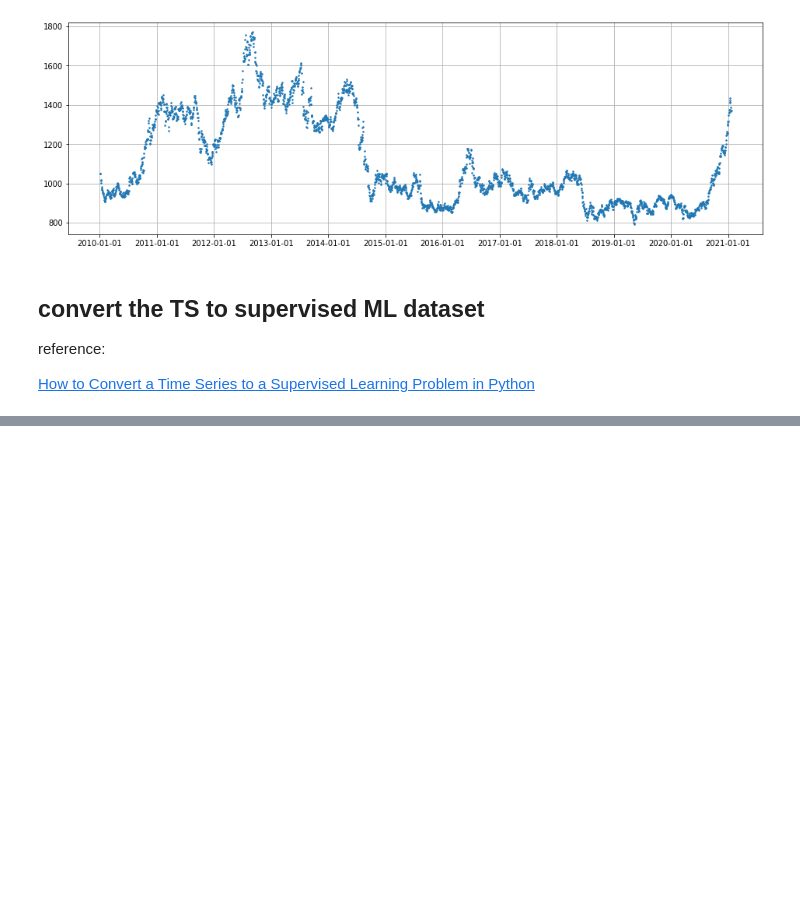
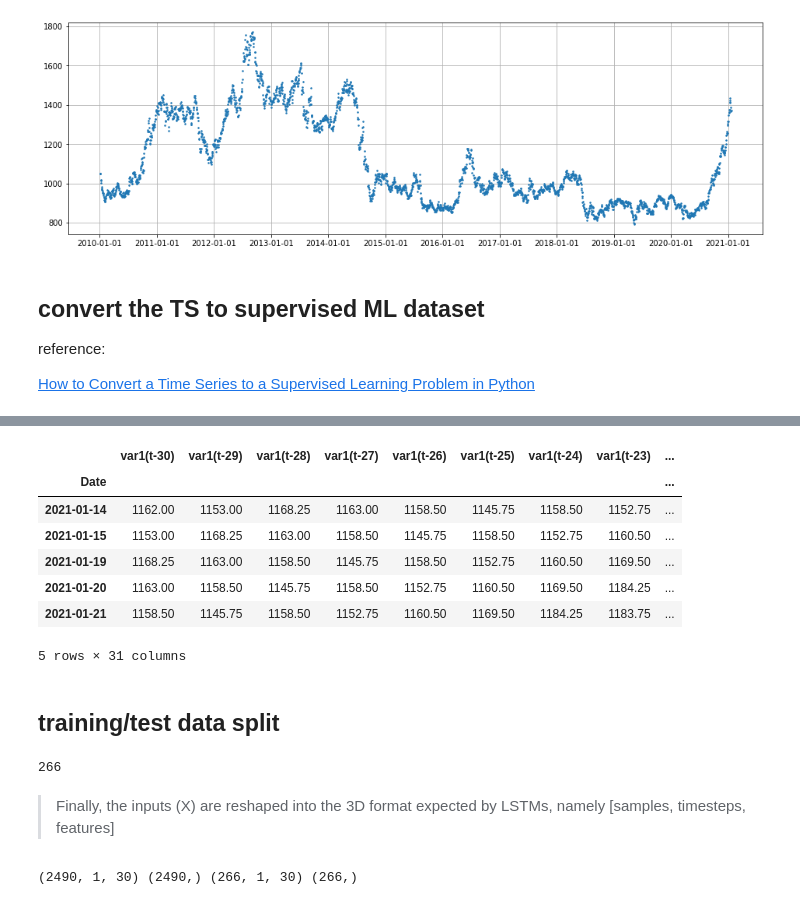
Before and after one commit to Ewen2015/DataScienceNotes, a Jupyter notebook: soybean/cbot/modelUnivrtLSTM.ipynb, the cells around one changed output, grey strips where cells are left out. Drawn from its saved outputs; the diff is of its cells as text; code cells hidden in the pictures; blank space fills up the shorter version.

```diff
--- a/soybean/cbot/modelUnivrtLSTM.ipynb
+++ b/soybean/cbot/modelUnivrtLSTM.ipynb
@@ -70,0 +115,7 @@ reference:
+# %%
+values = df.sort_values(by='Date', ascending=True)['Settle'].values
+# %%
+N_IN = 30
+N_OUT = 1
+# %%
+reshaped = series_to_supervised(values, n_in=N_IN, n_out=N_OUT, dropnan=True)
@@ -70,0 +124,17 @@ reference:
+# %%
+reshaped.tail()
+# %% [output]
+|  | var1(t-30) | var1(t-29) | var1(t-28) | var1(t-27) | var1(t-26) | var1(t-25) | var1(t-24) | var1(t-23) | ... |
+| Date |  |  |  |  |  |  |  |  | ... |
+| 2021-01-14 | 1162.00 | 1153.00 | 1168.25 | 1163.00 | 1158.50 | 1145.75 | 1158.50 | 1152.75 | ... |
+| 2021-01-15 | 1153.00 | 1168.25 | 1163.00 | 1158.50 | 1145.75 | 1158.50 | 1152.75 | 1160.50 | ... |
+| 2021-01-19 | 1168.25 | 1163.00 | 1158.50 | 1145.75 | 1158.50 | 1152.75 | 1160.50 | 1169.50 | ... |
+| 2021-01-20 | 1163.00 | 1158.50 | 1145.75 | 1158.50 | 1152.75 | 1160.50 | 1169.50 | 1184.25 | ... |
+| 2021-01-21 | 1158.50 | 1145.75 | 1158.50 | 1152.75 | 1160.50 | 1169.50 | 1184.25 | 1183.75 | ... |
+5 rows × 31 columns
+# %% [markdown]
+## training/test data split
+# %%
+reshaped.loc[reshaped.index >= '2020-01-01'].shape[0]
+# %% [output]
+266
@@ -70,0 +149,10 @@ reference:
+# %% [markdown]
+> Finally, the inputs (X) are reshaped into the 3D format expected by LSTMs, namely [samples, timesteps, features]
+# %%
+# reshape input to be 3D [samples, timesteps, features]
+train_X = train_X.values.reshape((train_X.shape[0], N_OUT, train_X.shape[1]))
+test_X = test_X.values.reshape((test_X.shape[0], N_OUT, test_X.shape[1]))
+
+print(train_X.shape, train_y.shape, test_X.shape, test_y.shape)
+# %% [output]
+(2490, 1, 30) (2490,) (266, 1, 30) (266,)
```
Also changed, not shown: parts of 20 cells of this notebook.
